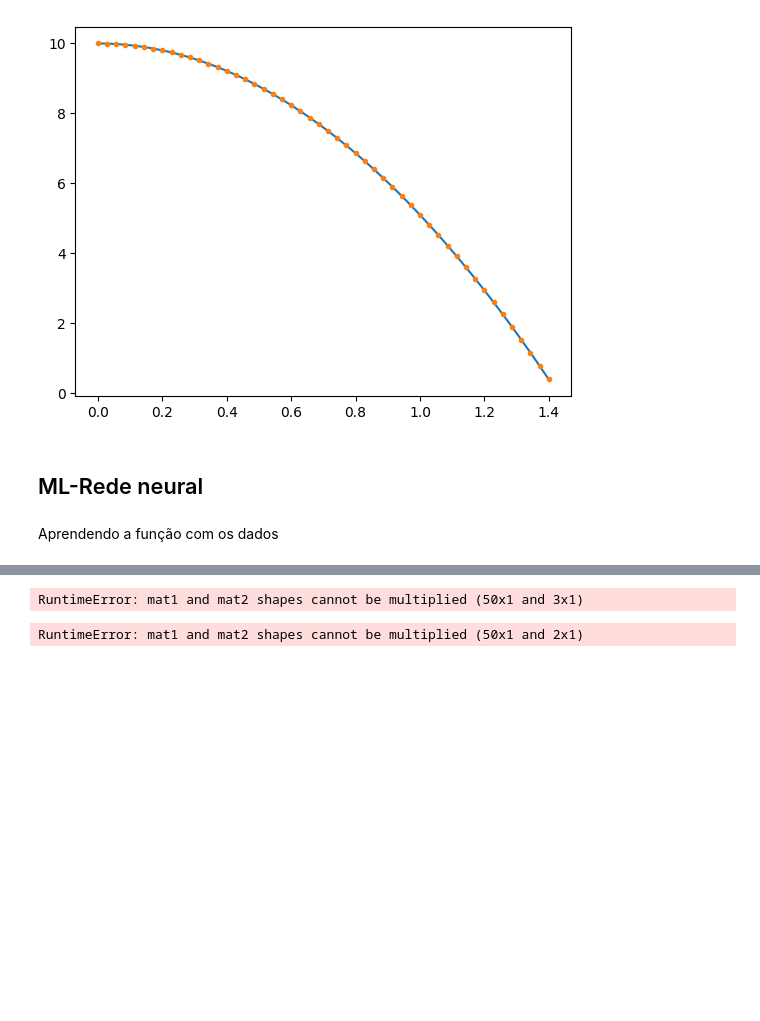
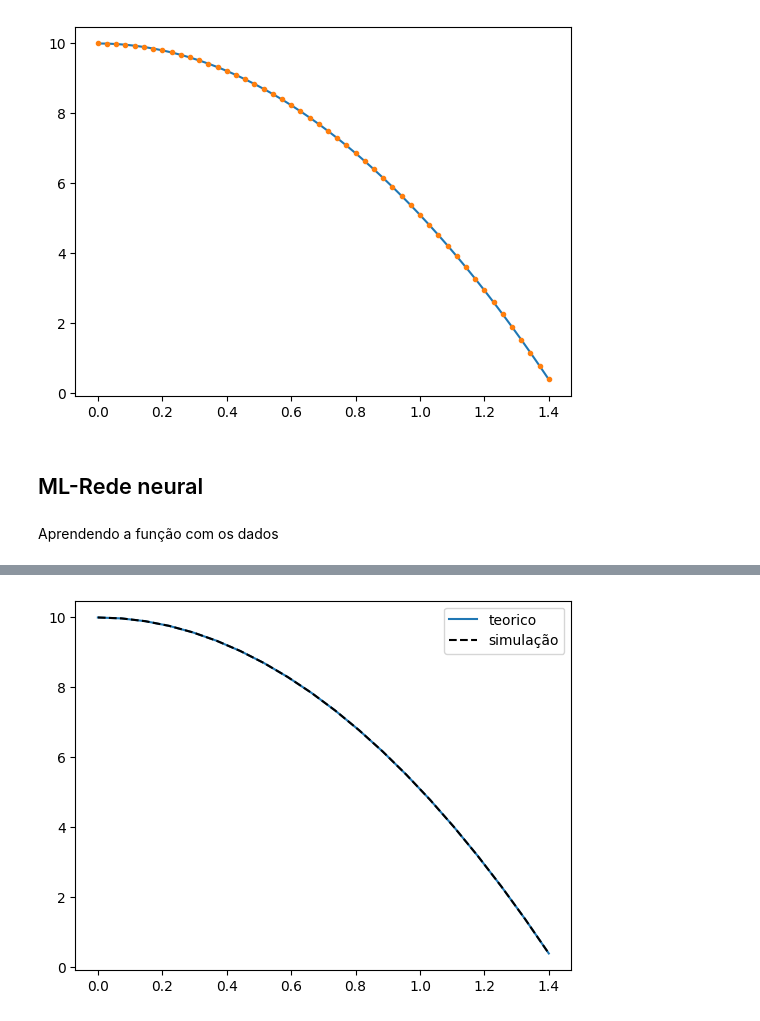
Before and after one commit to GubioGL/MachineLearning, a Jupyter notebook: # ML-apply-in-Physics/MLinregression.ipynb, the cells around one changed output, grey strips where cells are left out. Drawn from its saved outputs; the diff is of its cells as text; code cells hidden in the pictures; blank space fills up the shorter version.

```diff
--- a/# ML-apply-in-Physics/MLinregression.ipynb
+++ b/# ML-apply-in-Physics/MLinregression.ipynb
@@ -481,28 +637,23 @@ aprendendo o parametro da equação(Aceleração)
 # %%
-# model = Regre_Hidden(neuronio=2)
-# loss_fn = CustomLoss(x_0=10,v_0=0)
-# optimizer = tc.optim.Adam(params=model.parameters(),lr=0.01)
+model = Regressao_1(neuronio=10)
+opt   = tc.optim.Adam(params=model.parameters(),lr=0.01)
+loss_f = Loss_parametro(x_0=10,v_0=0,t=x_train,lambdas=[1,1],y_true=y_train)
 
-# epochs = 5000
-# for epoch in range(epochs):
-#     model.train()
+for epoch in range(10000):
+    model.train()
 
-#     y_preds = model(x_train)
-#     loss = loss_fn(y_preds, y_train,x_train)
-#     optimizer.zero_grad()
-#     loss.backward()
-#     optimizer.step()
+    y_preds = model(x_train)
+    loss = loss_f(y_preds)
+    opt.zero_grad()
+    loss.backward(retain_graph=True)
+    opt.step()
 
-# model.eval()
+y_preds = model(x_train)
+print(f"| Train Loss: {loss} | Parametre: {y_preds.mean()} | Erro :{tc.round(abs(y_preds.mean()+ 9.80665),decimals=5)} ")
 
-# with tc.inference_mode():
-#     y_preds_test = model(x_train)
-#     loss = loss_fn(y_preds_test,y_train,x_train)
-
-#     print(f"| Train Loss: {loss} | ")
-
-# plt.plot(x_train,y_train,"-", label="teorico")
-# plt.plot(x_train,10 + y_preds_test[0,1]*x_train**2/2,"k--", label=f"a:{tc.round(y_preds_test[0,1],decimals=2)}" )
-# #plt.plot(x_train,y_preds_test[:,0],"r--", label="funçãoda rede" )
-# plt.legend()
-# plt.show()
+plt.plot(x_train.detach().numpy(), y_train.detach().numpy(),"-", label="teorico")
+f = 10 + y_preds.mean()*x_train**2/2
+plt.plot(x_train.detach().numpy(), f.detach().numpy(),"k--", label=f"simulação" )
+plt.legend()
+plt.show()
+# %% [output]
@@ -509,28 +661 @@ aprendendo o parametro da equação(Aceleração)
+[figure, added]
-# %%
-model = Regre_Hidden(neuronio=3)
-y_preds = model(x_train)
-# %% [output]
-RuntimeError: mat1 and mat2 shapes cannot be multiplied (50x1 and 3x1)
-# %%
-model = Regre_Hidden(neuronio=2)
-loss_fn = Loss_edo(x_train,y_train,aceler=1)
-
-optimizer = tc.optim.Adam(params=model.parameters(),lr=0.01)
-
-epochs = 5000
-for epoch in range(epochs):
-    model.train()
-
-    y_preds = model(x_train)
-    loss = loss_fn(y_preds)
-    optimizer.zero_grad()
-    loss.backward()
-    optimizer.step()
-
-y_pred = pinn(x_train)
-plt.plot(x_train.detach().numpy(),y_train.detach().numpy(),"-", label="teorico")
-plt.plot(x_train.detach().numpy(),y_pred.detach().numpy(),"--", label="simulado")
-plt.legend()
-plt.show()
-# %% [output]
-RuntimeError: mat1 and mat2 shapes cannot be multiplied (50x1 and 2x1)
```
Also changed, not shown: parts of 26 cells of this notebook, 1 other file.
